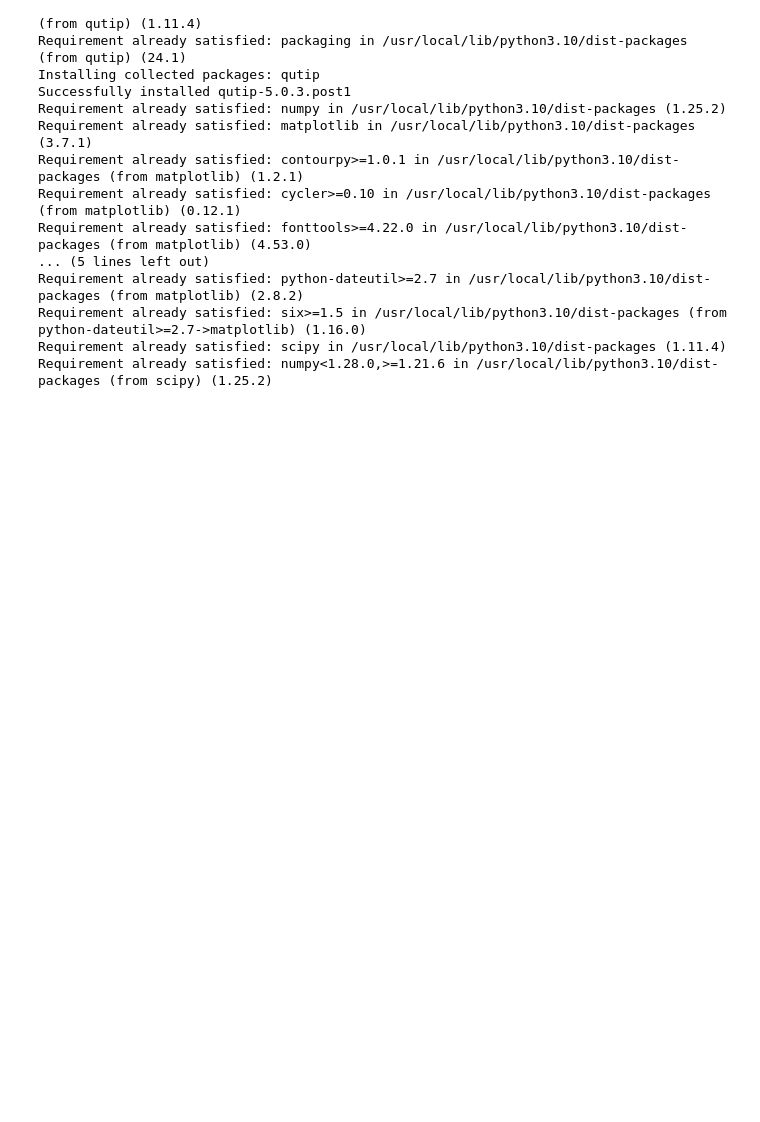
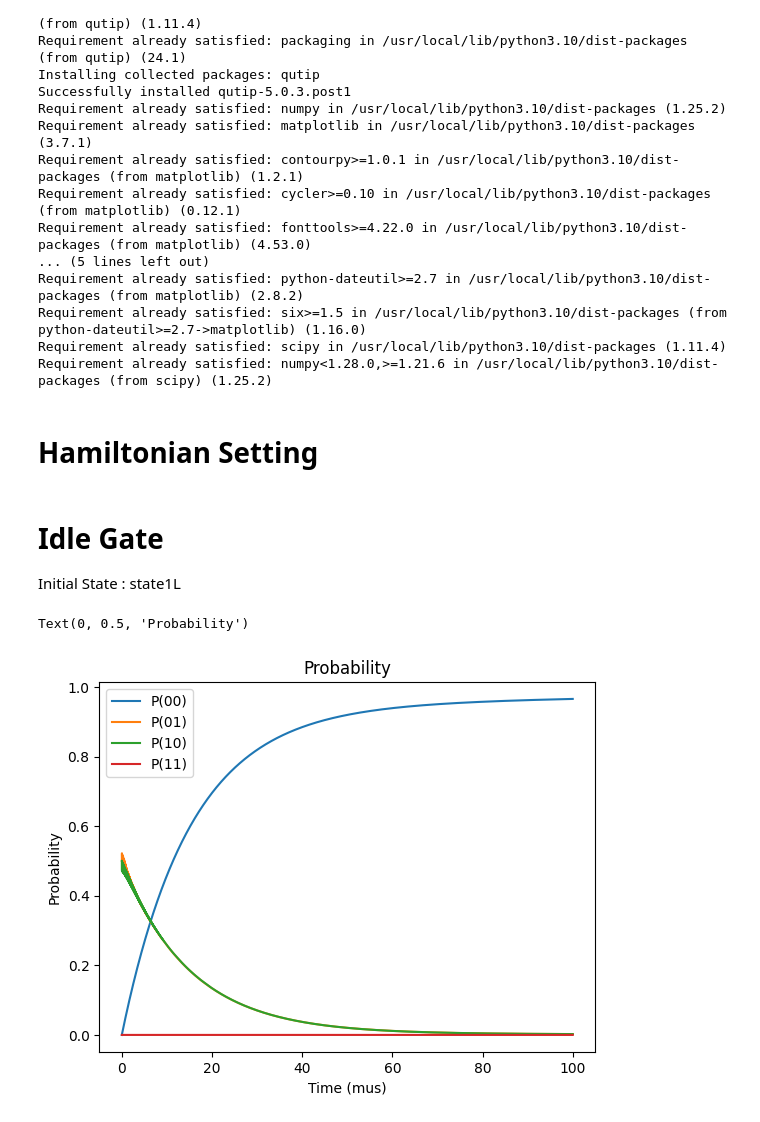
Before and after one commit to BrainConnection/Dynamical_Decoupling_Project, a Jupyter notebook: Dual Rail Erasure Qubit Reproduce.ipynb, the cells around one changed output. Cells and saved outputs as stored; diff of their text form; code cells hidden in the pictures; blank space fills up the shorter version.

```diff
--- a/Dual Rail Erasure Qubit Reproduce.ipynb
+++ b/Dual Rail Erasure Qubit Reproduce.ipynb
@@ -31,3 +31,5 @@ import numpy as np
 import matplotlib.pyplot as plt
 import scipy.interpolate
 from scipy.optimize import curve_fit
+# %% [markdown]
+# Hamiltonian Setting
@@ -33,0 +78,31 @@ from scipy.optimize import curve_fit
+# %% [markdown]
+# Idle Gate
+
+Initial State : state1L
+# %%
+# Simulation T1 & T2 process
+
+tlist = np.linspace(0, 100, 10000)
+
+result0 = mesolve(
+    [H0],
+    state1L,
+    tlist,
+    c_ops = [np.sqrt(gamma1_1) * tensor(sm, qeye(2), qeye(2)), np.sqrt(gamma1_2) * tensor(qeye(2), sm, qeye(2)), np.sqrt(gamma1_3) * tensor(qeye(2), sm, qeye(2)), np.sqrt(gammaphi_1) * tensor(sz, qeye(2), qeye(2)), np.sqrt(gammaphi_2/2) * tensor(qeye(2), sz, qeye(2)), np.sqrt(gammaphi_3/2) * tensor(qeye(2), qeye(2), sz)],
+    e_ops = op_list,
+)
+# %%
+# Plot Results
+
+plt.plot(tlist, result0.expect[0], label="P(00)")
+plt.plot(tlist, result0.expect[1], label="P(01)")
+plt.plot(tlist, result0.expect[2], label="P(10)")
+plt.plot(tlist, result0.expect[3], label="P(11)")
+
+plt.legend()
+plt.title('Probability')
+plt.xlabel('Time (mus)')
+plt.ylabel('Probability')
+# %% [output]
+Text(0, 0.5, 'Probability')
+[figure, added]
```
Also changed, not shown: parts of 20 cells of this notebook.
